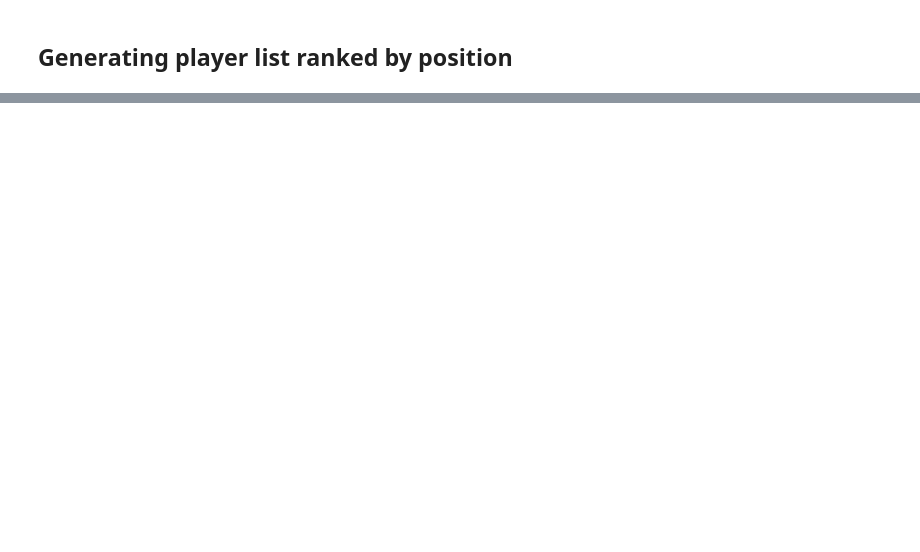
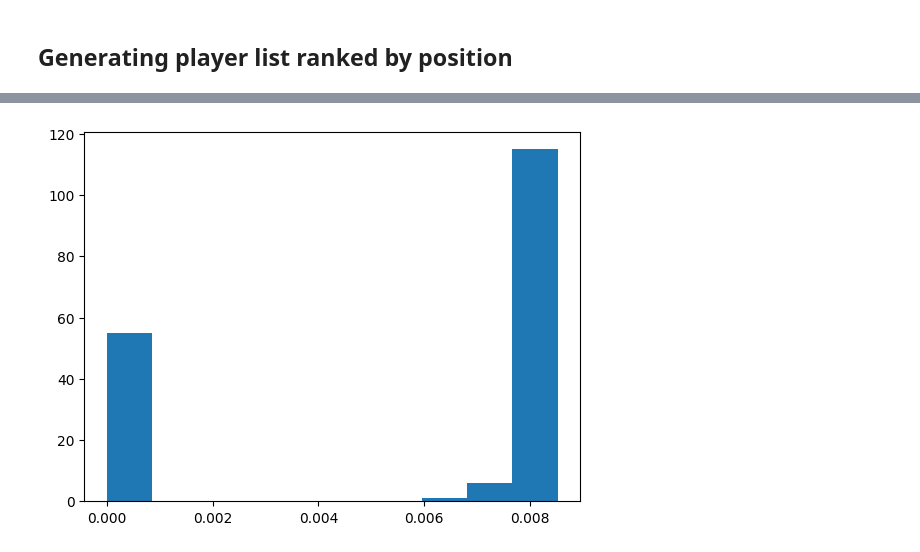
Before and after one commit to jquentino/mkv-cartola, a Jupyter notebook: model.ipynb, the cells around one changed output, grey strips where cells are left out. Cells and saved outputs as stored; diff of their text form; code cells hidden in the pictures; blank space fills up the shorter version.

```diff
--- a/model.ipynb
+++ b/model.ipynb
@@ -33,0 +121,6 @@ players_ranked.head(10)
+# %%
+players_performance.drop(
+    players_performance[players_performance['rank'].isnull()].index,
+    inplace=True)
+
+players_performance['rank'] = players_performance['rank'].astype(int)
@@ -33,0 +140,9 @@ players_ranked.head(10)
+# %%
+position = "ata"
+
+players_performance_position = players_performance[
+    players_performance["position"] == position
+    ].copy()
+
+n_players = len(players_ranked[players_ranked["position"] == position])
+M = np.zeros([n_players, n_players])
@@ -33,0 +199,10 @@ players_ranked.head(10)
+# %%
+evals, evecs = np.linalg.eig(M_norm.T)
+evec1 = evecs[:,np.isclose(evals, 1, 1e-2)] # Increase the tolerance a little
+evec1 = evec1[:,0]
+stationary = evec1 / evec1.sum()
+stationary = stationary.real
+# %%
+_ = plt.hist(stationary)
+# %% [output]
+[figure, added]
```
Also changed, not shown: parts of 46 cells of this notebook, 3 other files.
